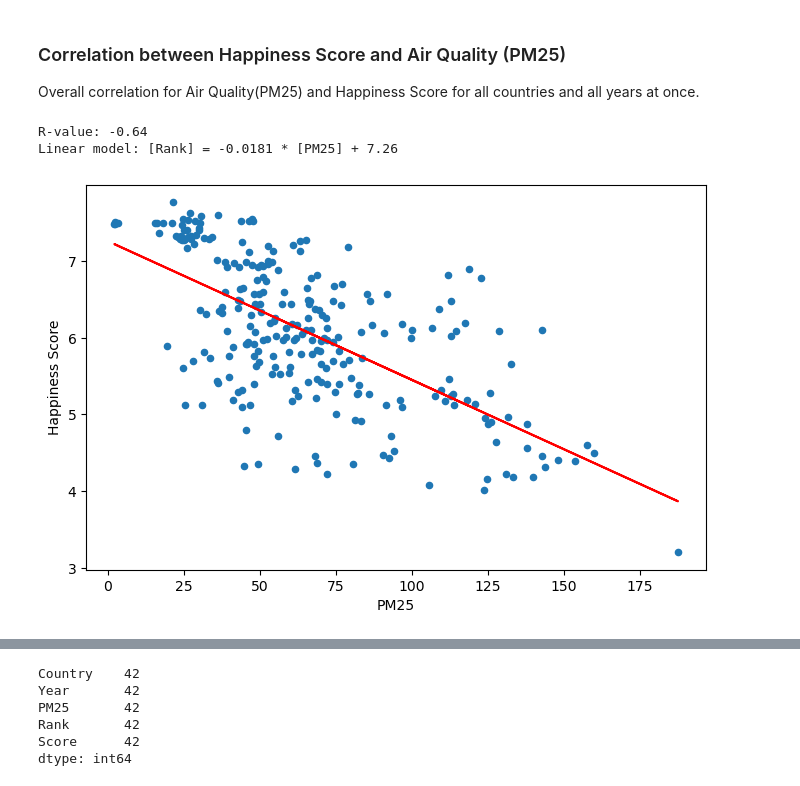
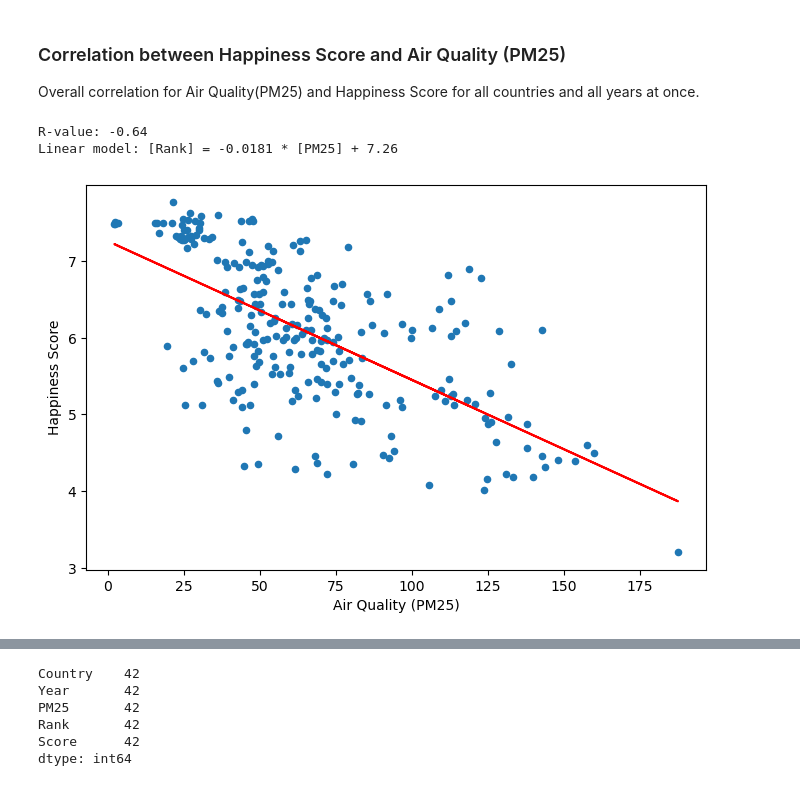
Before and after one commit to benoitchamot/AirQuality_and_Happiness, a Jupyter notebook: Analysis_AirQuality_and_Happiness.ipynb, the cells around one changed output, grey strips where cells are left out. Drawn from its saved outputs; the diff is of its cells as text; code cells hidden in the pictures.

```diff
--- a/Analysis_AirQuality_and_Happiness.ipynb
+++ b/Analysis_AirQuality_and_Happiness.ipynb
@@ -158,21 +158,22 @@ Overall correlation for Air Quality(PM25) and Happiness Score for all countries
 # %%
 # Show a scatter plot of PM25 versus Score for all countries and all years
 ax = analysis_df.plot.scatter(x='PM25',y='Score', figsize=(8,5))
 
 ax.set_ylabel('Happiness Score')
+ax.set_xlabel('Air Quality (PM25)')
 # Create a linear regression model based on the PM25 and Happiness Rank data
 x_data = analysis_df['PM25']
 y_data = analysis_df['Score']
 [slope, intercept, rvalue, pvalue, stdeve] = stats.linregress(x_data,y_data)
 print(f"R-value: {rvalue:.2f}")
 print(f"Linear model: [Rank] = {slope:.4f} * [PM25] + {intercept:.2f}")
 
 y_reg = slope*x_data+intercept
 plt.plot(x_data,y_reg,'r')
 
 # Show plot
 plt.show()
 # %% [output]
 R-value: -0.64
 Linear model: [Rank] = -0.0181 * [PM25] + 7.26
-[figure, old version]
+[figure, new version]
```
Also changed, not shown: parts of 5 cells of this notebook.
